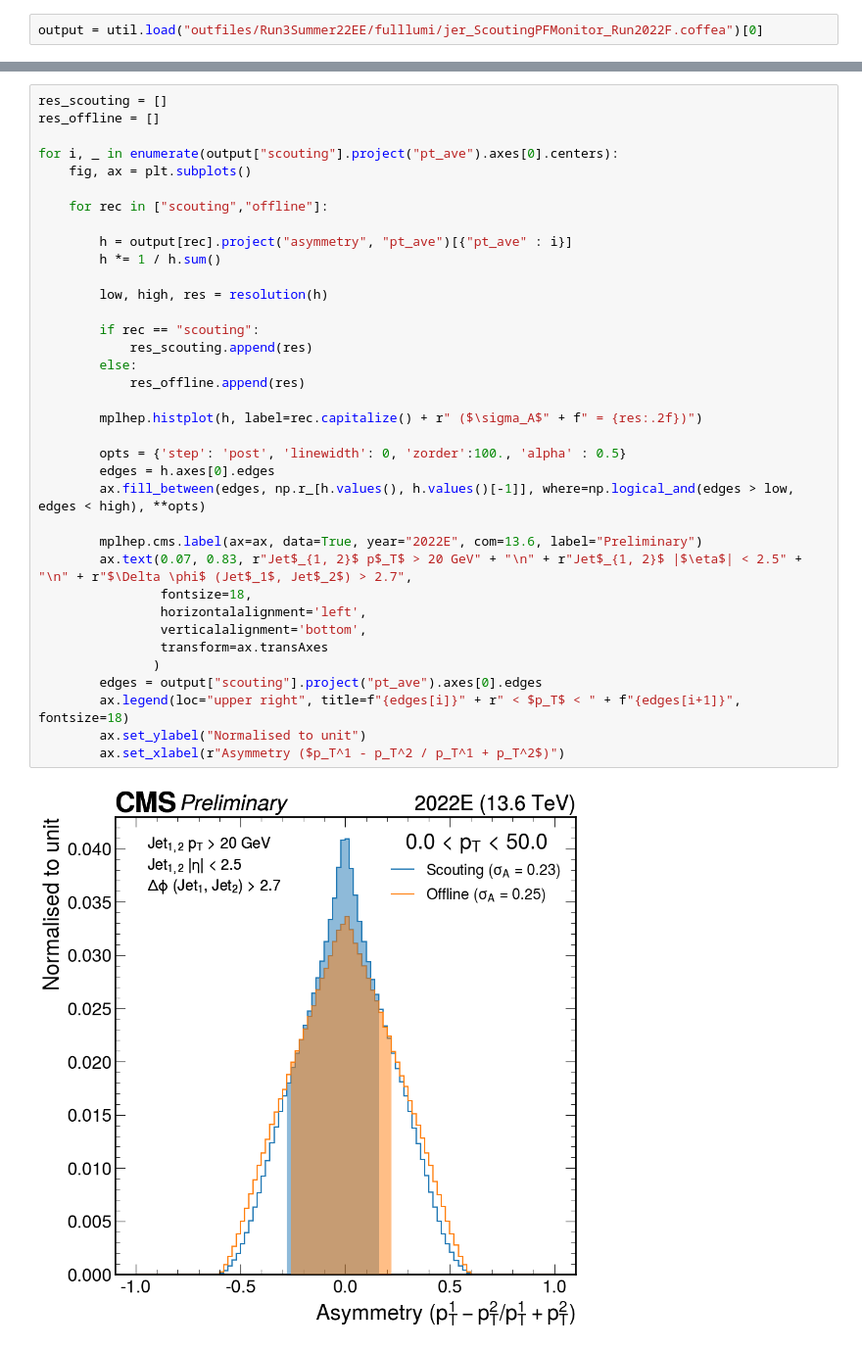
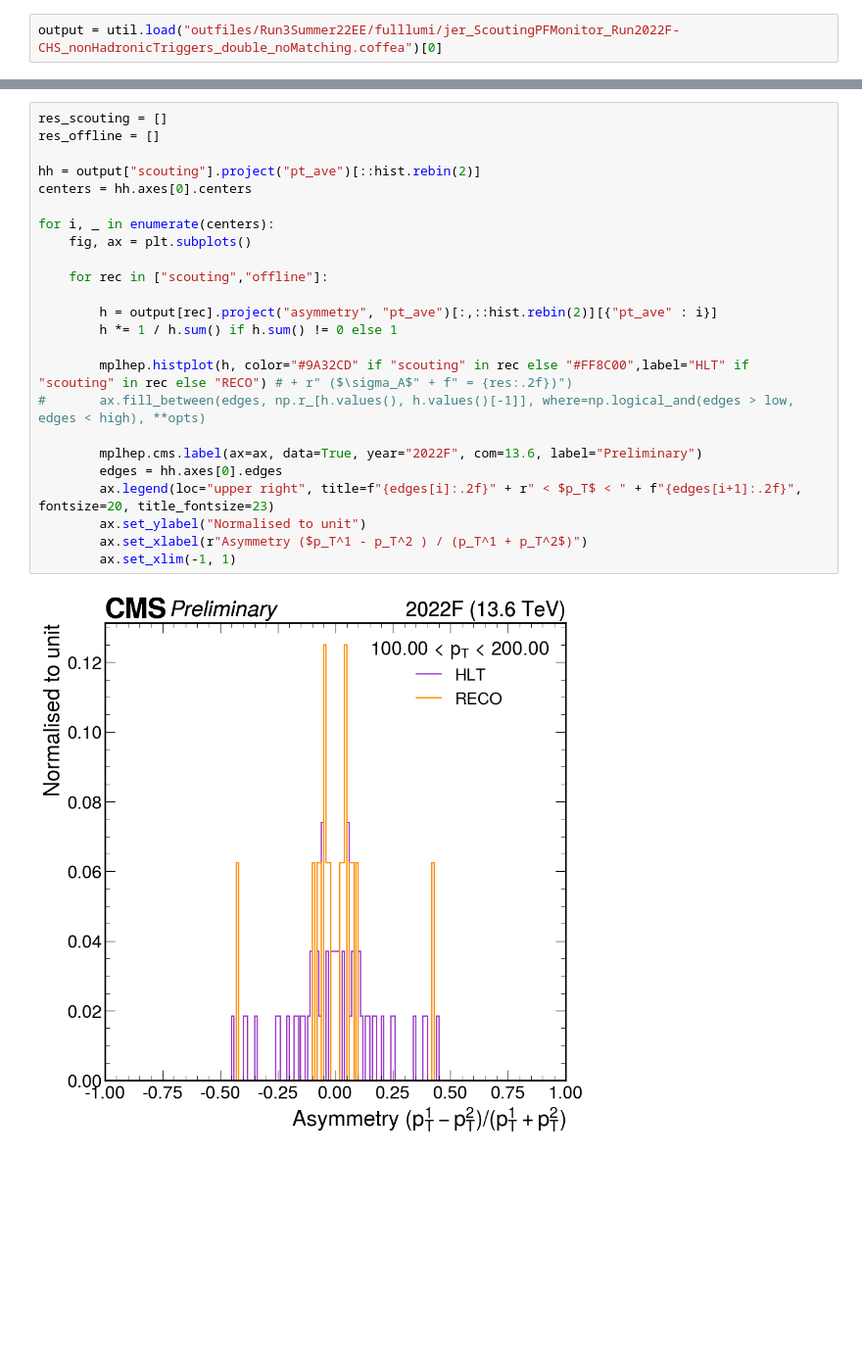
Before and after one commit to alintulu/PNCalibration, a Jupyter notebook: jer.ipynb, the cells around one changed output, grey strips where cells are left out. Shown at 98% size. Cells and saved outputs as stored; diff of their text form; blank space fills up the shorter version.

```diff
--- a/jer.ipynb
+++ b/jer.ipynb
@@ -17,3 +18,3 @@ import mplhep
 plt.style.use(mplhep.style.CMS)
 # %%
-output = util.load("outfiles/Run3Summer22EE/fulllumi/jer_ScoutingPFMonitor_Run2022F.coffea")[0]
+output = util.load("outfiles/Run3Summer22EE/fulllumi/jer_ScoutingPFMonitor_Run2022F-CHS_nonHadronicTriggers_double_noMatching.coffea")[0]
@@ -61,38 +82,26 @@ def resolution(h, wmin=0.2, wmax=1.8, epsilon=0.01):
 # %%
 res_scouting = []
 res_offline = []
 
-for i, _ in enumerate(output["scouting"].project("pt_ave").axes[0].centers):
+hh = output["scouting"].project("pt_ave")[::hist.rebin(2)]
+centers = hh.axes[0].centers
+
+for i, _ in enumerate(centers):
     fig, ax = plt.subplots()
 
     for rec in ["scouting","offline"]:
 
-        h = output[rec].project("asymmetry", "pt_ave")[{"pt_ave" : i}]
-        h *= 1 / h.sum()
+        h = output[rec].project("asymmetry", "pt_ave")[:,::hist.rebin(2)][{"pt_ave" : i}]
+        h *= 1 / h.sum() if h.sum() != 0 else 1
 
-        low, high, res = resolution(h)
+        mplhep.histplot(h, color="#9A32CD" if "scouting" in rec else "#FF8C00",label="HLT" if "scouting" in rec else "RECO") # + r" ($\sigma_A$" + f" = {res:.2f})")
+#       ax.fill_between(edges, np.r_[h.values(), h.values()[-1]], where=np.logical_and(edges > low, edges < high), **opts)
 
-        if rec == "scouting":
-            res_scouting.append(res)
-        else:
-            res_offline.append(res)
-
-        mplhep.histplot(h, label=rec.capitalize() + r" ($\sigma_A$" + f" = {res:.2f})")
-
-        opts = {'step': 'post', 'linewidth': 0, 'zorder':100., 'alpha' : 0.5}
-        edges = h.axes[0].edges
-        ax.fill_between(edges, np.r_[h.values(), h.values()[-1]], where=np.logical_and(edges > low, edges < high), **opts)
-
-        mplhep.cms.label(ax=ax, data=True, year="2022E", com=13.6, label="Preliminary")
-        ax.text(0.07, 0.83, r"Jet$_{1, 2}$ p$_T$ > 20 GeV" + "\n" + r"Jet$_{1, 2}$ |$\eta$| < 2.5" + "\n" + r"$\Delta \phi$ (Jet$_1$, Jet$_2$) > 2.7",
-                fontsize=18,
-                horizontalalignment='left',
-                verticalalignment='bottom',
-                transform=ax.transAxes
-               )
-        edges = output["scouting"].project("pt_ave").axes[0].edges
-        ax.legend(loc="upper right", title=f"{edges[i]}" + r" < $p_T$ < " + f"{edges[i+1]}", fontsize=18)
+        mplhep.cms.label(ax=ax, data=True, year="2022F", com=13.6, label="Preliminary")
+        edges = hh.axes[0].edges
+        ax.legend(loc="upper right", title=f"{edges[i]:.2f}" + r" < $p_T$ < " + f"{edges[i+1]:.2f}", fontsize=20, title_fontsize=23)
         ax.set_ylabel("Normalised to unit")
-        ax.set_xlabel(r"Asymmetry ($p_T^1 - p_T^2 / p_T^1 + p_T^2$)")
+        ax.set_xlabel(r"Asymmetry ($p_T^1 - p_T^2 ) / (p_T^1 + p_T^2$)")
+        ax.set_xlim(-1, 1)
 # %% [output]
-[figure, old version]
+[figure, new version]
```
Also changed, not shown: parts of 12 cells of this notebook, 17 other files.
